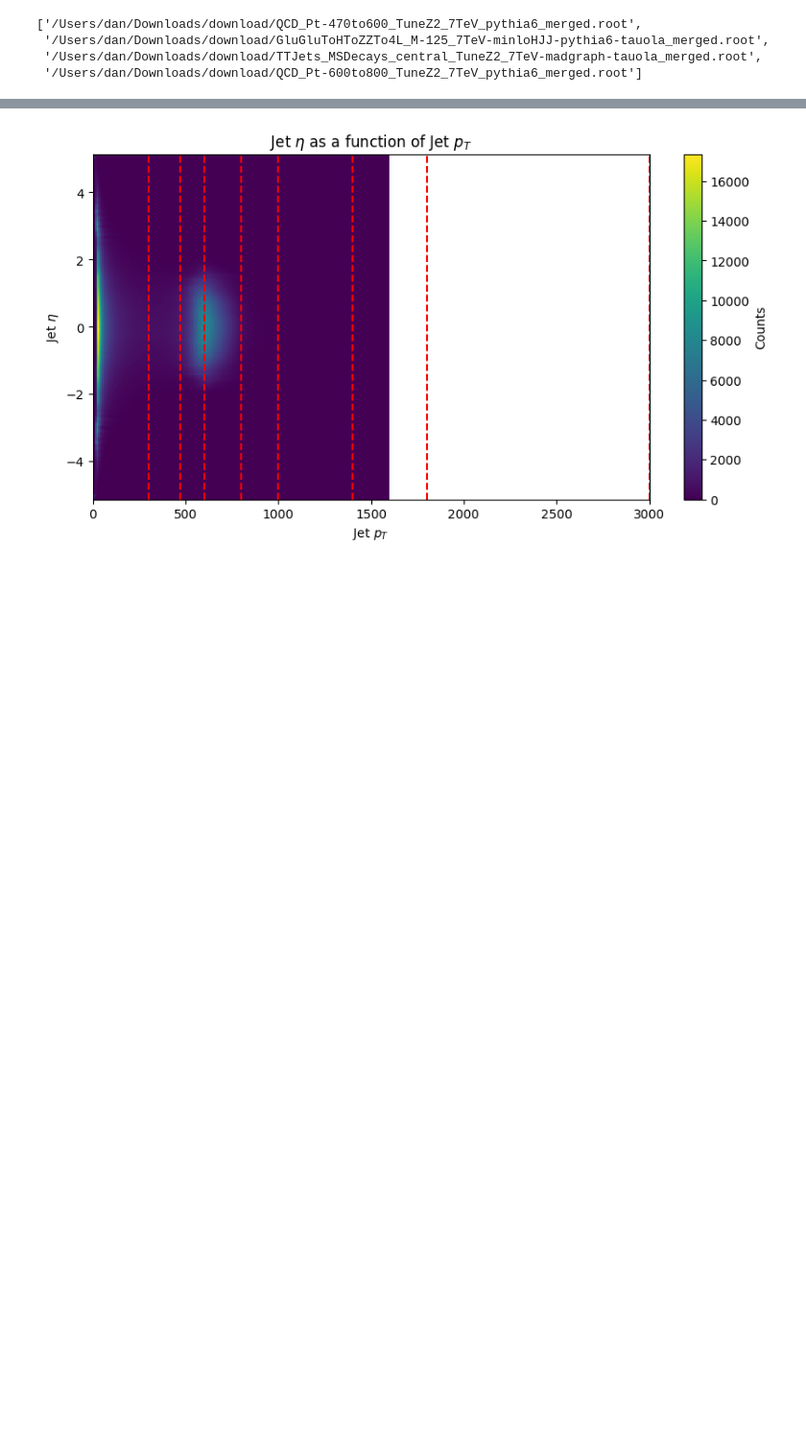
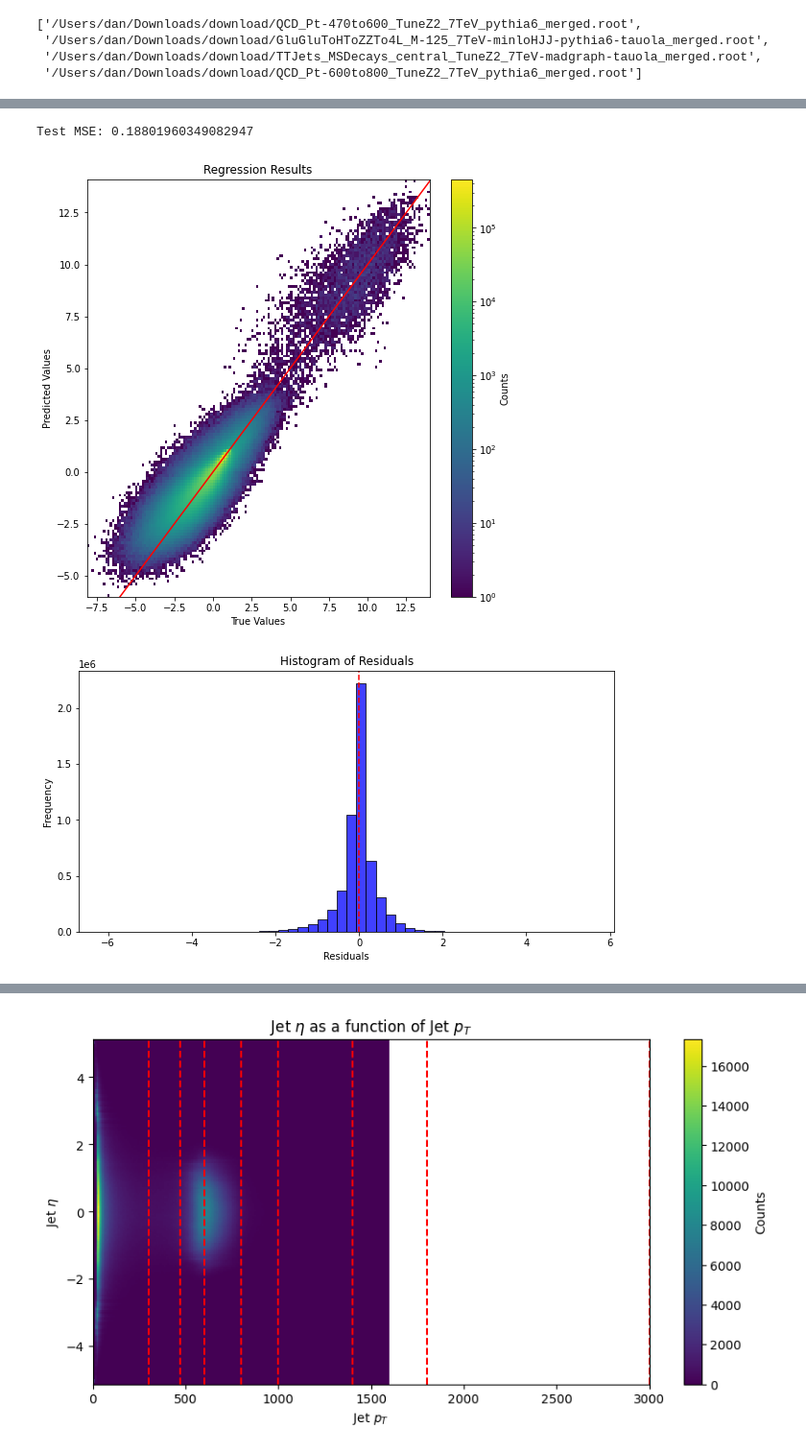
Before and after one commit to DanGodi/ExpPro, a Jupyter notebook: Notebooks/jecs_different_data.ipynb, the cells around one changed output, grey strips where cells are left out. Shown at 96% size. Drawn from its saved outputs; the diff is of its cells as text; code cells hidden in the pictures; blank space fills up the shorter version.

```diff
--- a/Notebooks/jecs_different_data.ipynb
+++ b/Notebooks/jecs_different_data.ipynb
@@ -156,0 +84,9 @@ Epoch 5/5, Train Loss: 0.175824989, Validation Loss: 0.175135156
+# %%
+import importlib
+import eval
+importlib.reload(eval)
+eval.run(jec_dataset)
+# %% [output]
+Test MSE: 0.18801960349082947
+[figure, added]
+[figure, added]
```
Also changed, not shown: parts of 17 cells of this notebook, 7 other files.
